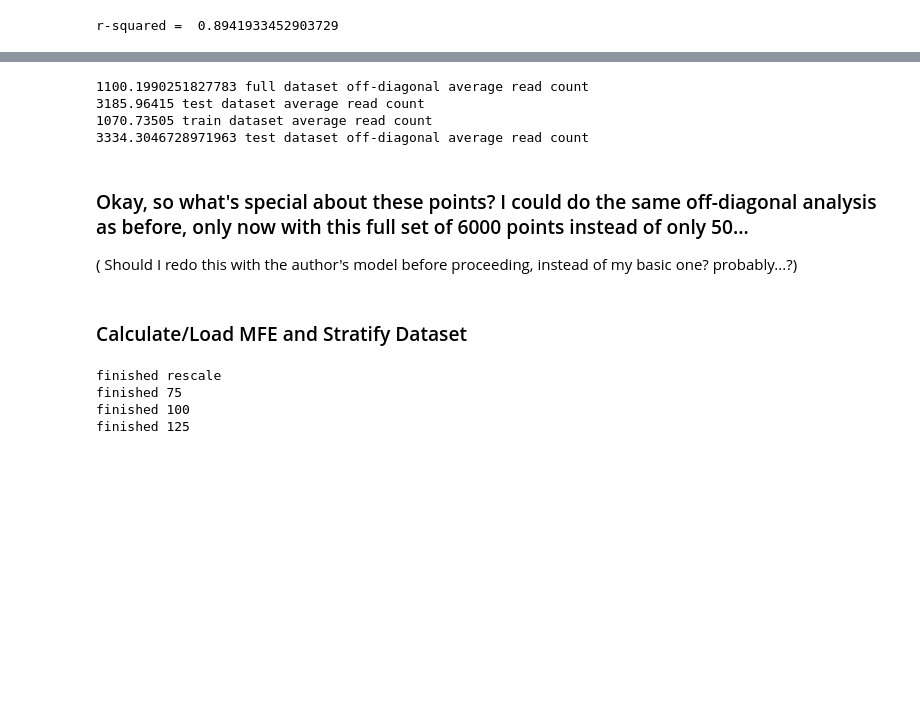
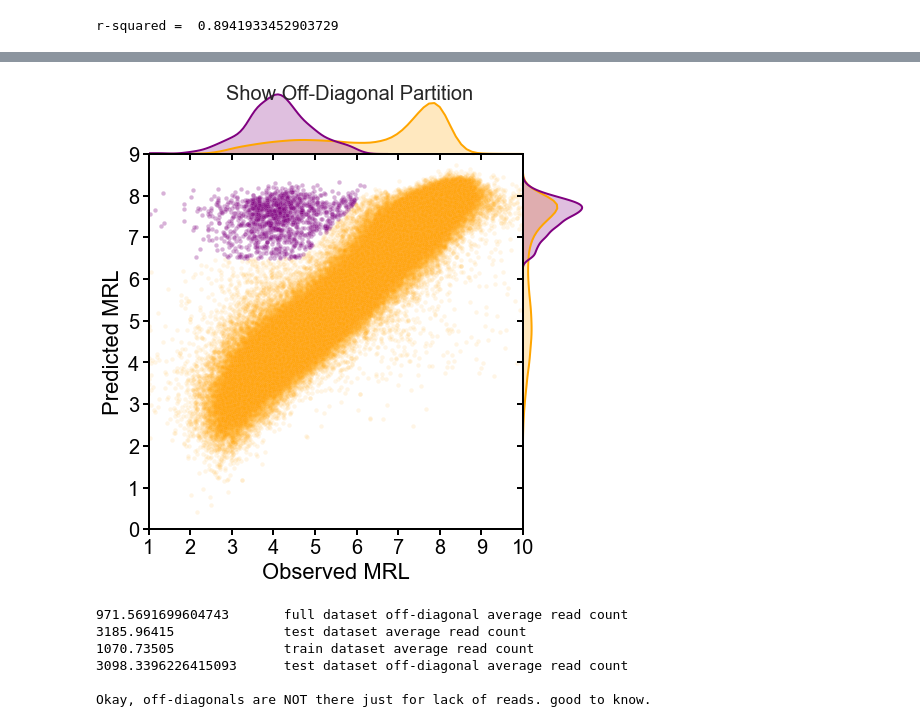
Before and after one commit to laueste/human_5utr_modeling, a Jupyter notebook: modeling/training_MRL_CNN_MFE_Analysis.ipynb, the cells around one changed output, grey strips where cells are left out. Cells and saved outputs as stored; diff of their text form; code cells hidden in the pictures; blank space fills up the shorter version.

```diff
--- a/modeling/training_MRL_CNN_MFE_Analysis.ipynb
+++ b/modeling/training_MRL_CNN_MFE_Analysis.ipynb
@@ -245,16 +333,21 @@ len(data_ods)
+# %%
+rest_of_data = data[~data['utr'].isin(od_cluster['utr'].values)]
+od_plot = jointgrid_plot([rest_of_data,od_cluster],colors=['orange','purple'],
+               title="Show Off-Diagonal Partition",alphas=[0.1,0.3])
+# %% [output]
+[figure, added]
 # %%
-d = df[df['utr'].isin(data_ods['utr'].values)]
-print  np.mean(d['total_reads']), 'full dataset off-diagonal average read count'
-print np.mean(e_test['total_reads']), 'test dataset average read count'
-print np.mean(e_train['total_reads']), 'train dataset average read count'
-print np.mean(e_test[e_test['utr'].isin(data_ods['utr'].values)]['total_reads']), 'test dataset off-diagonal average read count'
-# Okay, off-diagonals are NOT there just for lack of reads. good to know
+d = df[df['utr'].isin(od_cluster['utr'].values)]
+print np.mean(d['total_reads']), "\t",'full dataset off-diagonal average read count'
+print np.mean(e_test['total_reads']), "\t\t",'test dataset average read count'
+print np.mean(e_train['total_reads']), "\t\t", 'train dataset average read count'
+print np.mean(e_test[e_test['utr'].isin(od_cluster['utr'].values)]['total_reads']),"\t", 'test dataset off-diagonal average read count'
+print
+print "Okay, off-diagonals are NOT there just for lack of reads. good to know."
 # %% [output]
-1100.1990251827783 full dataset off-diagonal average read count
-3185.96415 test dataset average read count
-1070.73505 train dataset average read count
-3334.3046728971963 test dataset off-diagonal average read count
+971.5691699604743       full dataset off-diagonal average read count
+3185.96415              test dataset average read count
+1070.73505              train dataset average read count
+3098.3396226415093      test dataset off-diagonal average read count
+
+Okay, off-diagonals are NOT there just for lack of reads. good to know.
-# %% [markdown]
-### Okay, so what's special about these points?  I could do the same off-diagonal analysis as before, only now with this full set of 6000 points instead of only 50...
-
-( Should I redo this with the author's model before proceeding, instead of my basic one? probably...?)
@@ -263,2 +353,0 @@ data_ods.to_csv('../author_off_diagonal_from_full_dataset.csv')
-# %% [markdown]
-### Calculate/Load MFE and Stratify Dataset
@@ -274,20 +353,0 @@ def get_start_subseq(utr,n_bp=75):
-# %%
-# data = pd.DataFrame([df['utr'],df['rl']]).transpose()
-
-# data['scaled_rl'] = preprocessing.StandardScaler().fit_transform(data['rl'].values.reshape(-1,1))
-# print 'finished rescale'
-# data['mfe75'] = data['utr'].apply(lambda s: get_mfe(get_start_subseq(s,75))) #just constant region + random region
-# print 'finished 75'
-# data['mfe100'] = data['utr'].apply(lambda s: get_mfe(get_start_subseq(s,100)))
-# print 'finished 100'
-# data['mfe125'] = data['utr'].apply(lambda s: get_mfe(get_start_subseq(s,125)))
-# print 'finished 125'
-
-# data.to_csv('../mfe_dataset.csv')
-
-data = pd.read_csv('../mfe_dataset.csv')
-# %% [output]
-finished rescale
-finished 75
-finished 100
-finished 125
```
Also changed, not shown: parts of 114 cells of this notebook, 1 other file.
